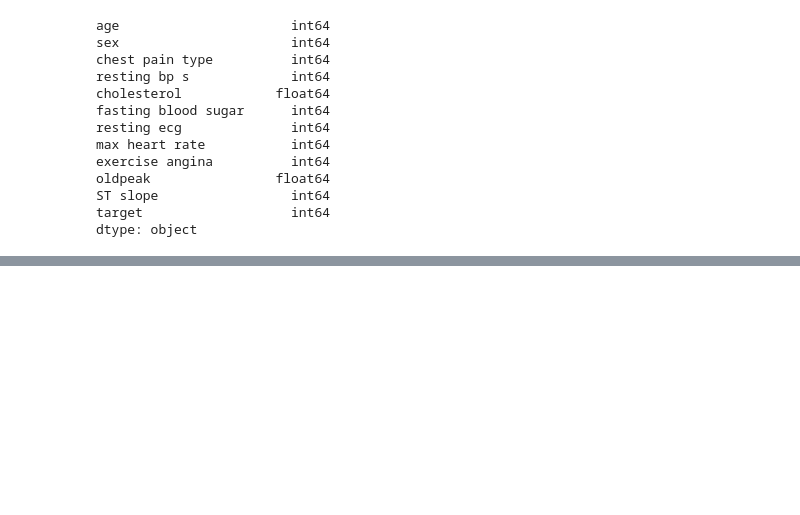
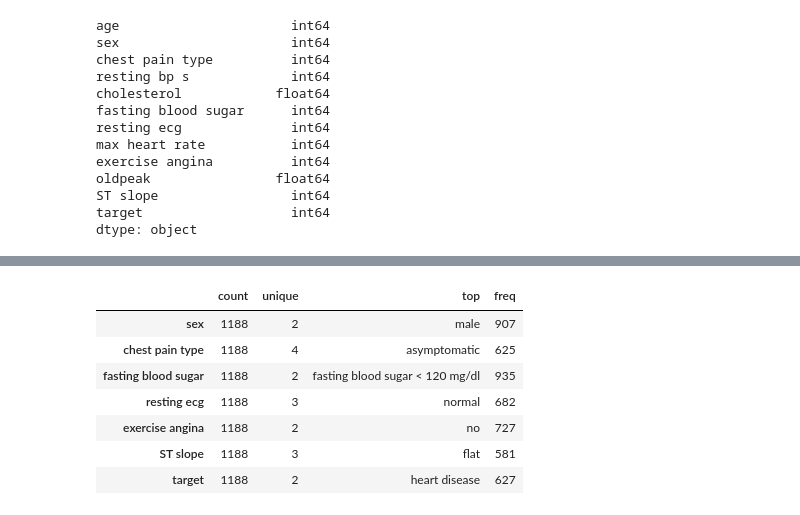
Before and after one commit to OthmaneSelloum/Heart-disease-prediction, a Jupyter notebook: Prediction Notebook.ipynb, the cells around one changed output, grey strips where cells are left out. Cells and saved outputs as stored; diff of their text form; code cells hidden in the pictures; blank space fills up the shorter version.

```diff
--- a/Prediction Notebook.ipynb
+++ b/Prediction Notebook.ipynb
@@ -134,0 +200,11 @@ data.loc[data['target'] == 1, 'target'] = 'heart disease'
+# %%
+categorical_variables.describe().T
+# %% [output]
+|  | count | unique | top | freq |
+| sex | 1188 | 2 | male | 907 |
+| chest pain type | 1188 | 4 | asymptomatic | 625 |
+| fasting blood sugar | 1188 | 2 | fasting blood sugar < 120 mg/dl | 935 |
+| resting ecg | 1188 | 3 | normal | 682 |
+| exercise angina | 1188 | 2 | no | 727 |
+| ST slope | 1188 | 3 | flat | 581 |
+| target | 1188 | 2 | heart disease | 627 |
```
Also changed, not shown: parts of 8 cells of this notebook.
